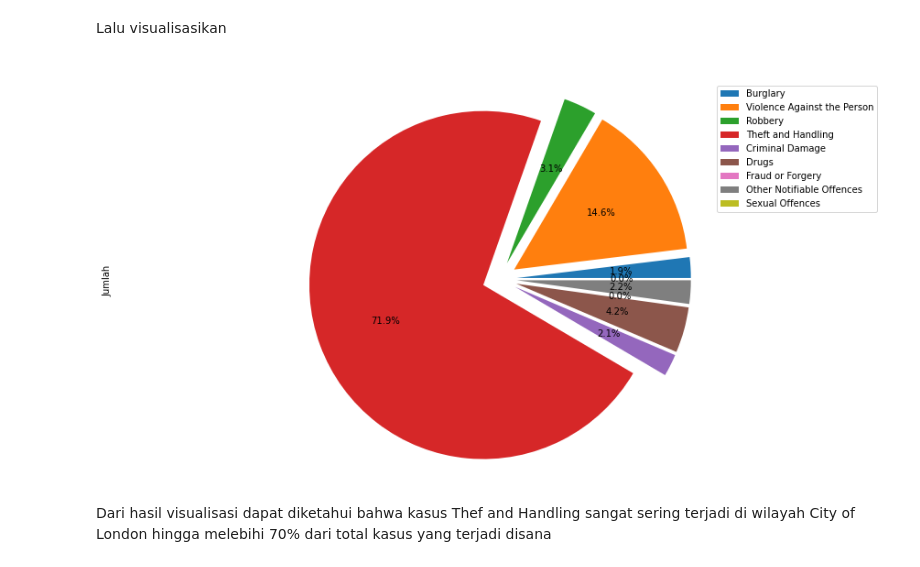
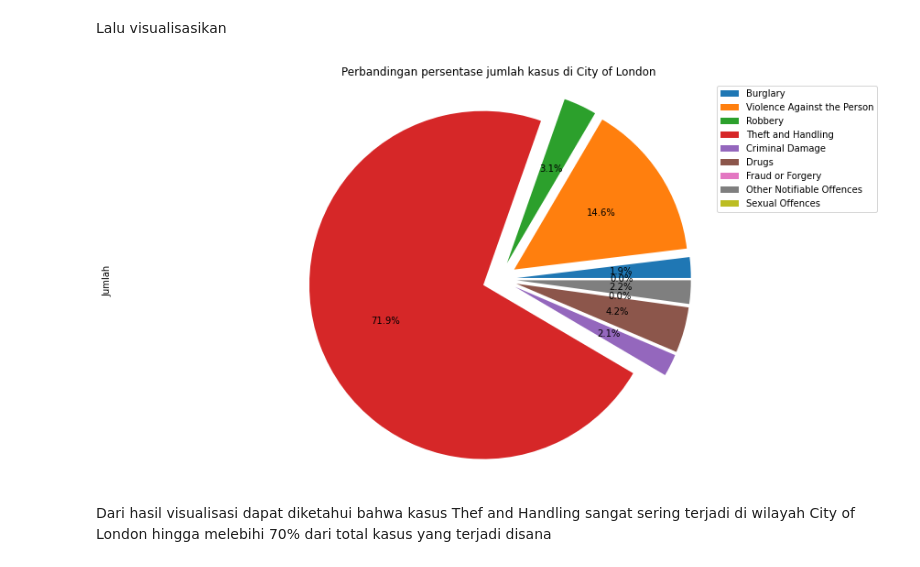
Before and after one commit to wahyu044/kelas_bootcamp_nextdev, a Jupyter notebook: tugas_satu_pyt/PYTN_Assgn_1_1_Nur Wahyu Melliano Hariyanto.ipynb, the cells around one changed output. Cells and saved outputs as stored; diff of their text form; code cells hidden in the pictures.

```diff
--- a/tugas_satu_pyt/PYTN_Assgn_1_1_Nur Wahyu Melliano Hariyanto.ipynb
+++ b/tugas_satu_pyt/PYTN_Assgn_1_1_Nur Wahyu Melliano Hariyanto.ipynb
@@ -480,14 +480,14 @@ Lalu visualisasikan
 # %%
 kasus['Jumlah'].plot(kind='pie',
                      autopct='%.1f%%',
                      labels=None,
                      explode=[0.1,0.1,0.1,0.1,0.1,0.1,0.1,0.1,0.1],
                      figsize=(15, 8));
 plt.axis('equal');
 plt.legend(labels=kasus.index);
-plt.title('Perbandingan persentase jumlah kasus di City of London', color='white');
+plt.title('Perbandingan persentase jumlah kasus di City of London');
 # %% [output]
-[figure, old version]
+[figure, new version]
 # %% [markdown]
 Dari hasil visualisasi dapat diketahui bahwa kasus Thef and Handling sangat sering terjadi di wilayah City of London hingga melebihi 70% dari total kasus yang terjadi disana
 # %% [markdown]
```
Also changed, not shown: parts of 2 cells of this notebook.
